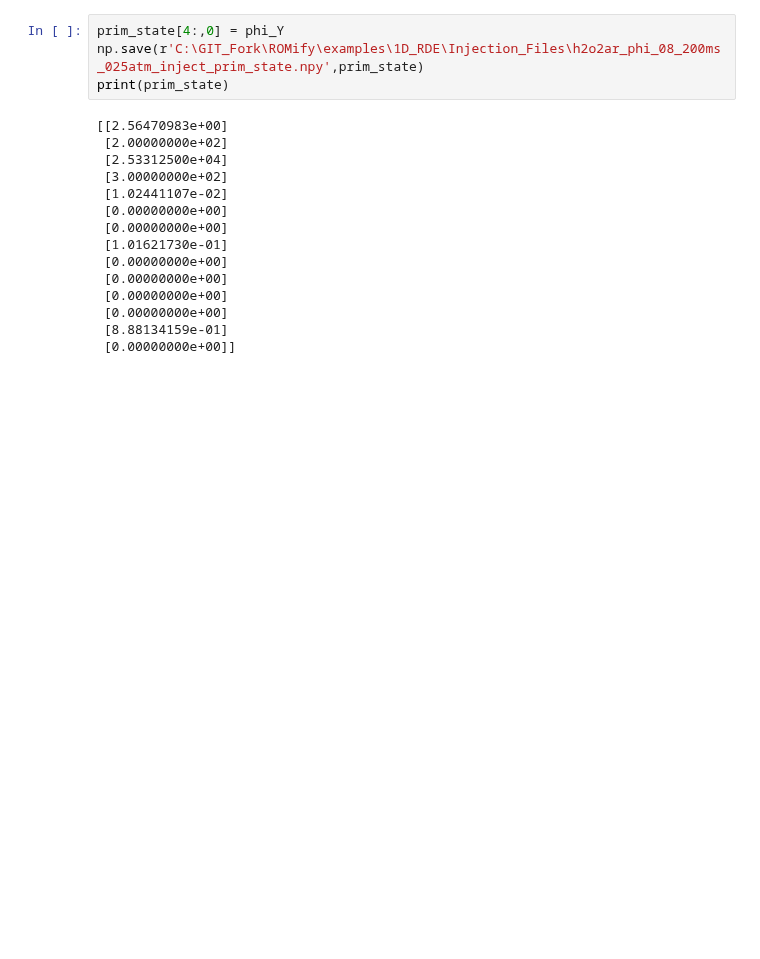
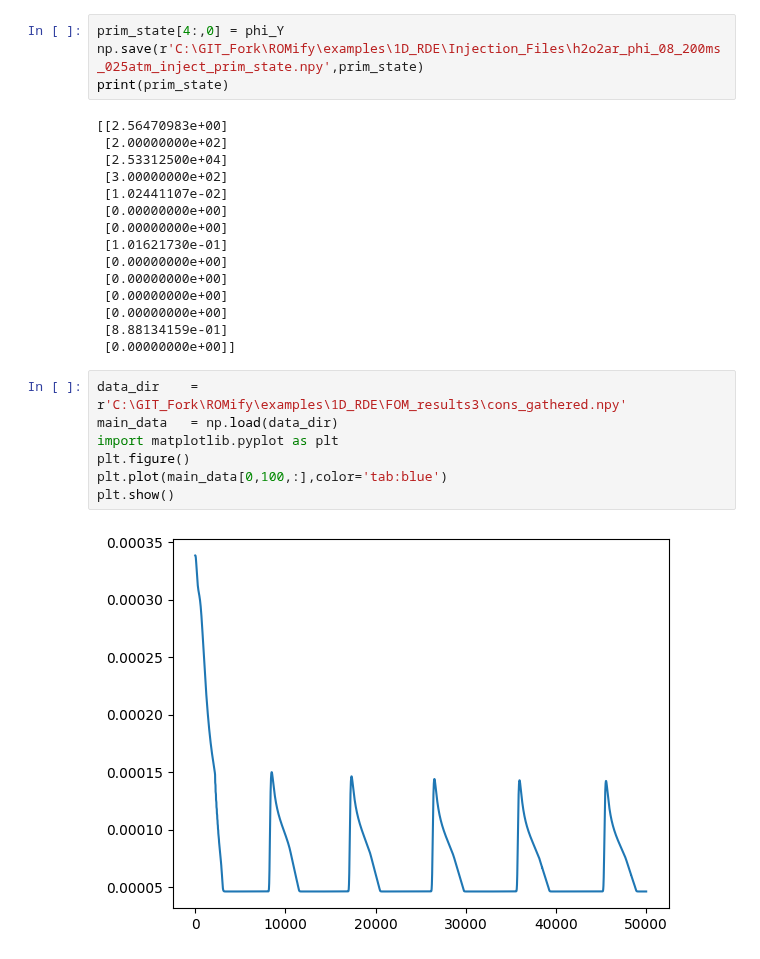
Before and after one commit to brody-gatza/ParameterAdapt, a Jupyter notebook: misc_tools/working_notebook.ipynb, the cells around one changed output. Cells and saved outputs as stored; diff of their text form; blank space fills up the shorter version.

```diff
--- a/misc_tools/working_notebook.ipynb
+++ b/misc_tools/working_notebook.ipynb
@@ -52,3 +52,12 @@ print(prim_state)
  [0.00000000e+00]
  [8.88134159e-01]
  [0.00000000e+00]]
+# %%
+data_dir    = r'C:\GIT_Fork\ROMify\examples\1D_RDE\FOM_results3\cons_gathered.npy'
+main_data   = np.load(data_dir)
+import matplotlib.pyplot as plt
+plt.figure()
+plt.plot(main_data[0,100,:],color='tab:blue')
+plt.show()
+# %% [output]
+[figure, added]
```
Also changed, not shown: parts of 7 cells of this notebook, 11 other files.
